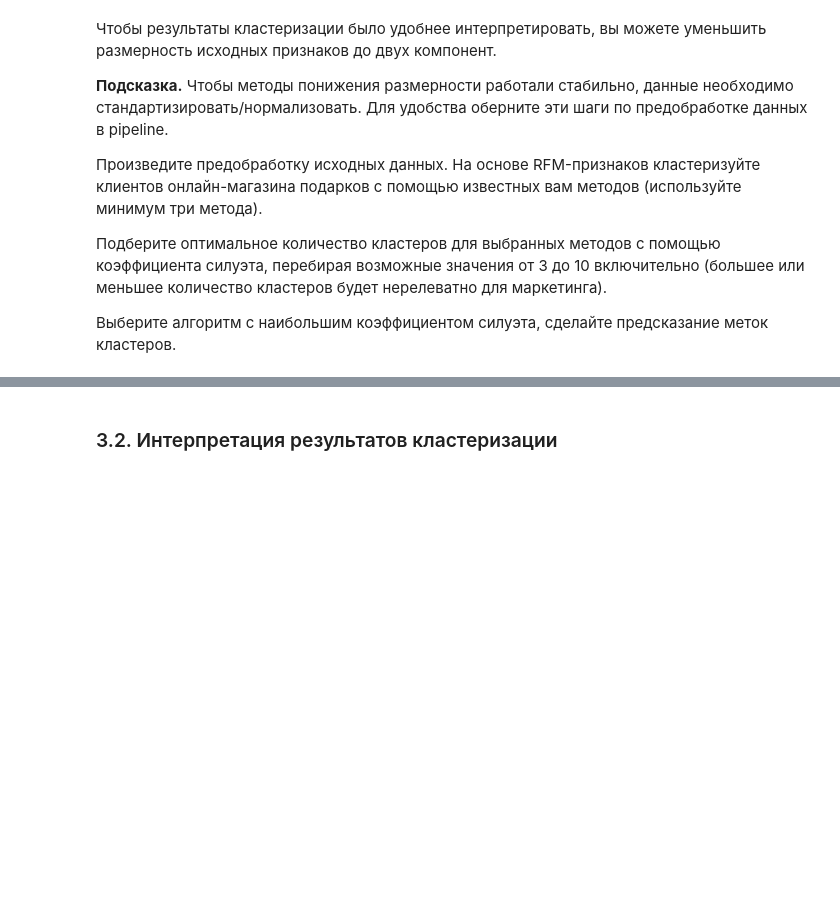
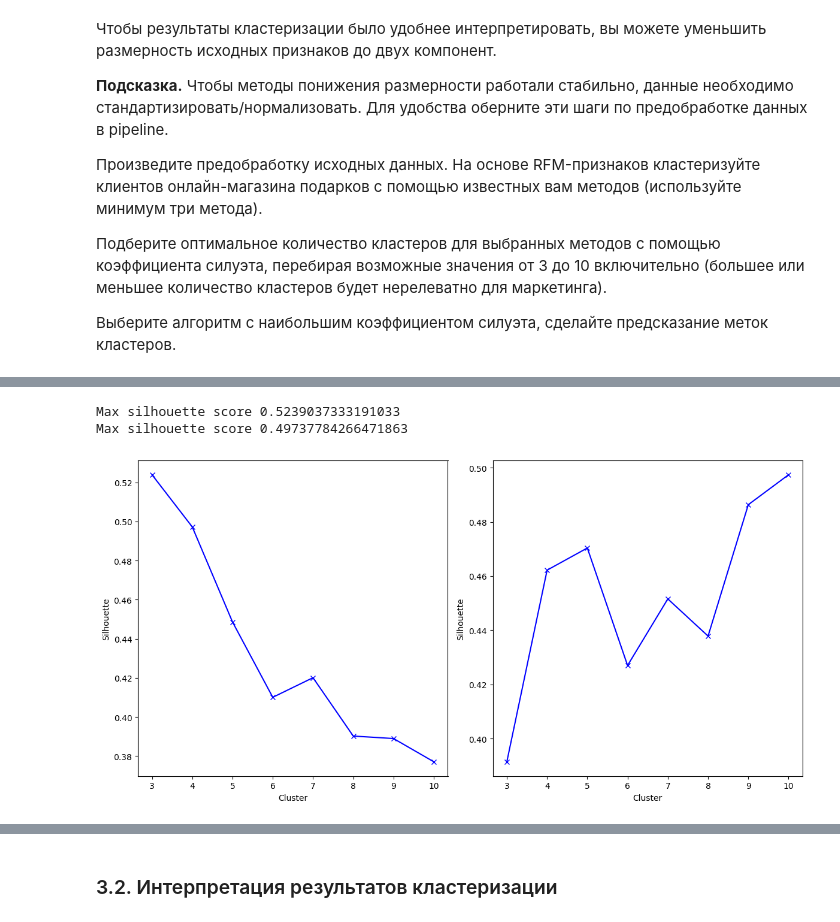
Before and after one commit to Martynovtony/DS-Project-6, a Jupyter notebook: PROJECT_6__Сегментация_клиентов_онлайн_магазина_(1).ipynb, the cells around one changed output, grey strips where cells are left out. Drawn from its saved outputs; the diff is of its cells as text; code cells hidden in the pictures; blank space fills up the shorter version.

```diff
--- a/PROJECT_6__Сегментация_клиентов_онлайн_магазина_(1).ipynb
+++ b/PROJECT_6__Сегментация_клиентов_онлайн_магазина_(1).ipynb
@@ -675,0 +513,49 @@ DBSCAN Silhouette Score: 0.7068624172185781
+# %%
+#Kmeans
+def get_silhouette (cluster_num, X):
+    """Функция для расчет значений коэффициента силуэта.
+    Функция принимает на вход количество кластеров и датасет.
+
+    Args:
+        cluster_num (int): число
+        data (DataFrame): таблица
+
+    Returns:
+        silhouette: коэффициент силуэта
+    """
+    k_means = KMeans(n_clusters=cluster_num, random_state=42)
+    k_means.fit(X)
+    silhouette = silhouette_score(X, k_means.labels_, metric='euclidean')
+    return silhouette
+
+silhouettes_pca_km= []
+for clust_num in range (3,11):
+    silhouettes_pca_km.append(get_silhouette(clust_num, rfm_data_st))
+
+print(f'Max silhouette score {max(silhouettes_pca_km)}')
+
+silhouettes_tsne_km= []
+for clust_num in range (3,11):
+    silhouettes_tsne_km.append( get_silhouette(clust_num, rfm_data_tsne))
+
+print(f'Max silhouette score {max(silhouettes_tsne_km)}')
+# %% [output]
+Max silhouette score 0.5239037333191033
+Max silhouette score 0.49737784266471863
+# %%
+plt.figure(figsize=(12, 6))
+
+plt.subplot(1, 2, 1)
+plt.xlabel('Cluster')
+plt.ylabel('Silhouette')
+plt.plot([i for i in range(3, 11)], silhouettes_pca_km, 'xb-')
+
+plt.subplot(1, 2, 2)
+plt.xlabel('Cluster')
+plt.ylabel('Silhouette')
+plt.plot([i for i in range(3, 11)], silhouettes_tsne_km, 'xb-')
+
+plt.tight_layout()
+plt.show()
+# %% [output]
+[figure, added]
```
Also changed, not shown: parts of 53 cells of this notebook.
